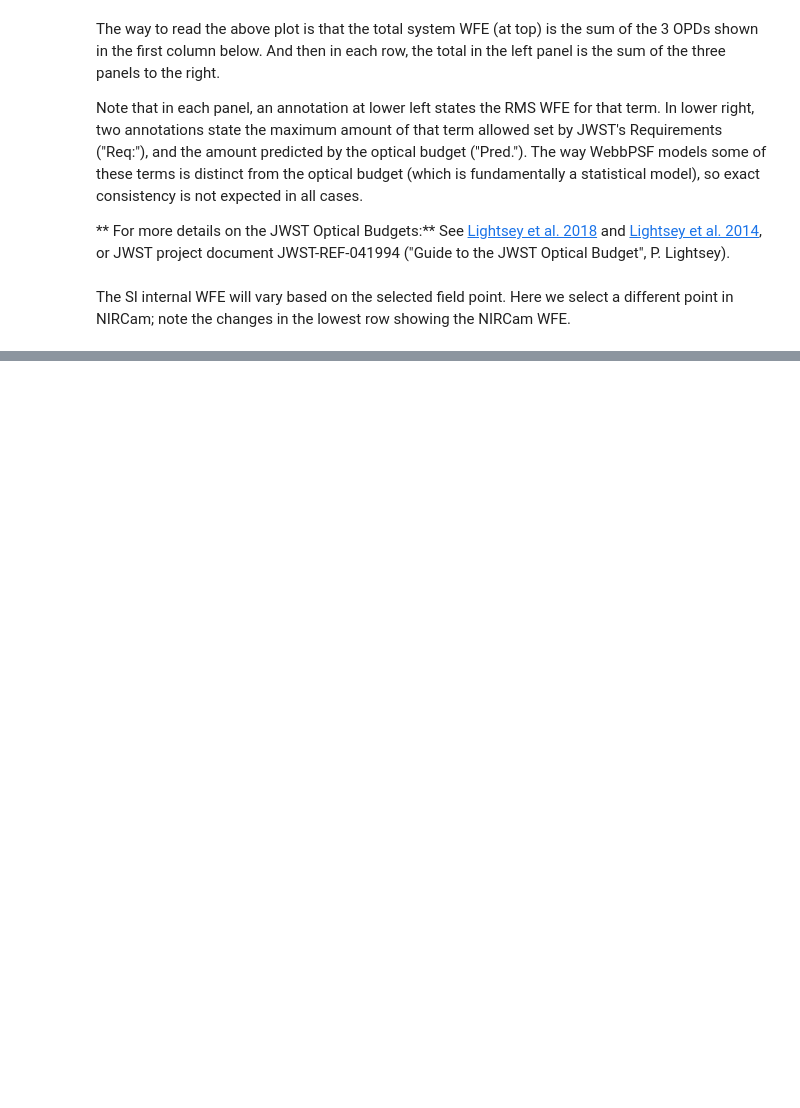
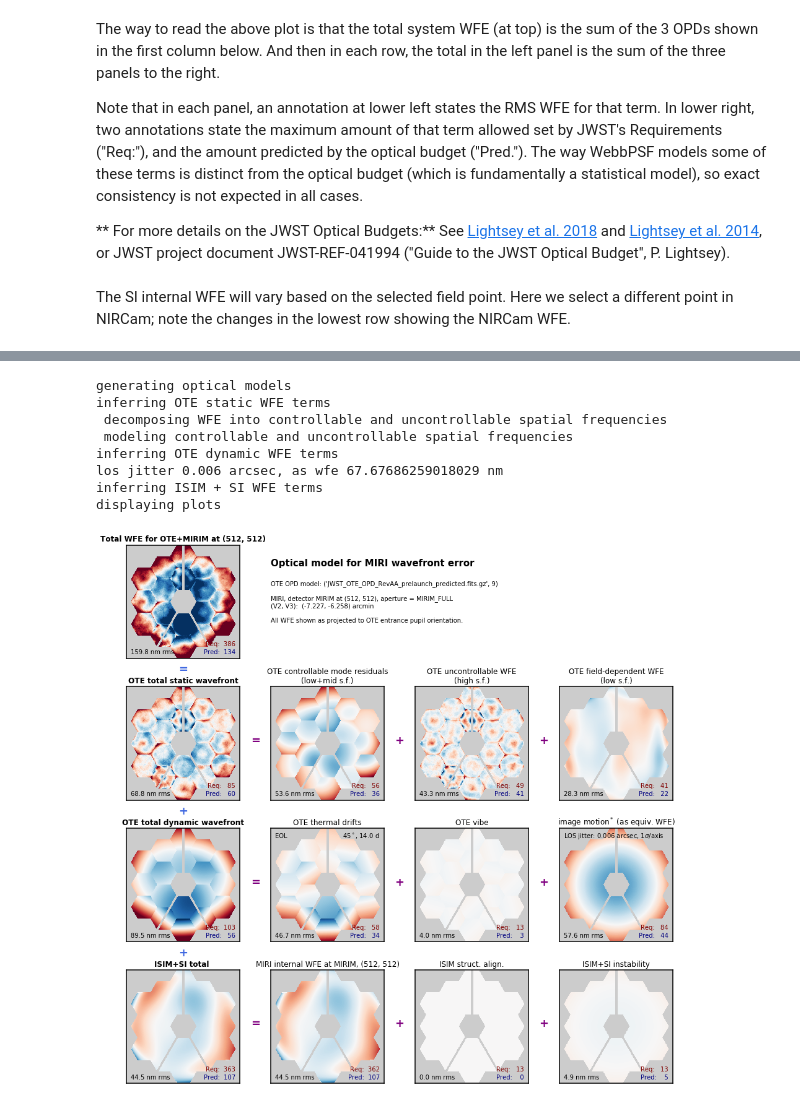
Before and after one commit to spacetelescope/webbpsf, a Jupyter notebook: docs/jwst_optical_budgets.ipynb, the cells around one changed output, grey strips where cells are left out. Drawn from its saved outputs; the diff is of its cells as text; code cells hidden in the pictures; blank space fills up the shorter version.

```diff
--- a/docs/jwst_optical_budgets.ipynb
+++ b/docs/jwst_optical_budgets.ipynb
@@ -61,0 +78,14 @@ We expect that as we gain experience in flight, the model terms will be updated
+# %%
+miri = webbpsf.MIRI()
+miri.pupilopd = ('JWST_OTE_OPD_RevAA_prelaunch_predicted.fits.gz',9)
+miri.visualize_wfe_budget()
+# %% [output]
+generating optical models
+inferring OTE static WFE terms
+ decomposing WFE into controllable and uncontrollable spatial frequencies
+ modeling controllable and uncontrollable spatial frequencies
+inferring OTE dynamic WFE terms
+los jitter 0.006 arcsec, as wfe 67.67686259018029 nm
+inferring ISIM + SI WFE terms
+displaying plots
+[figure, added]
```
Also changed, not shown: parts of 6 cells of this notebook, 1 other file.
